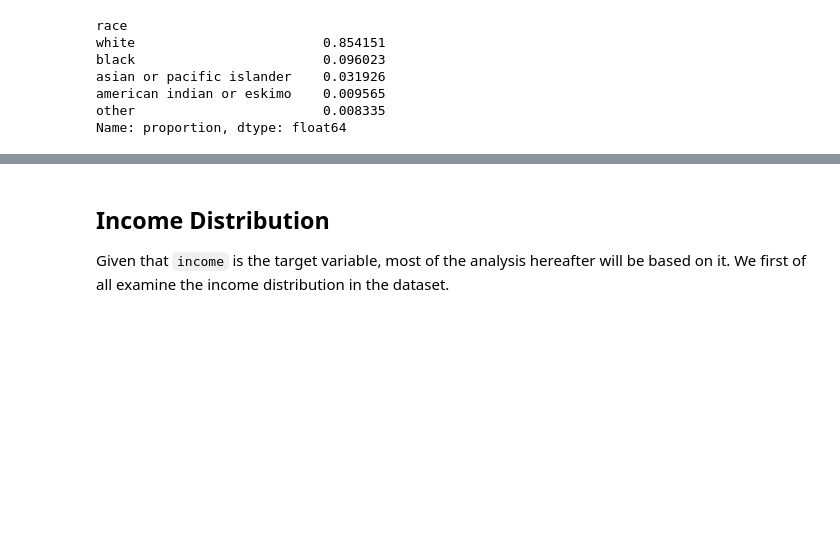
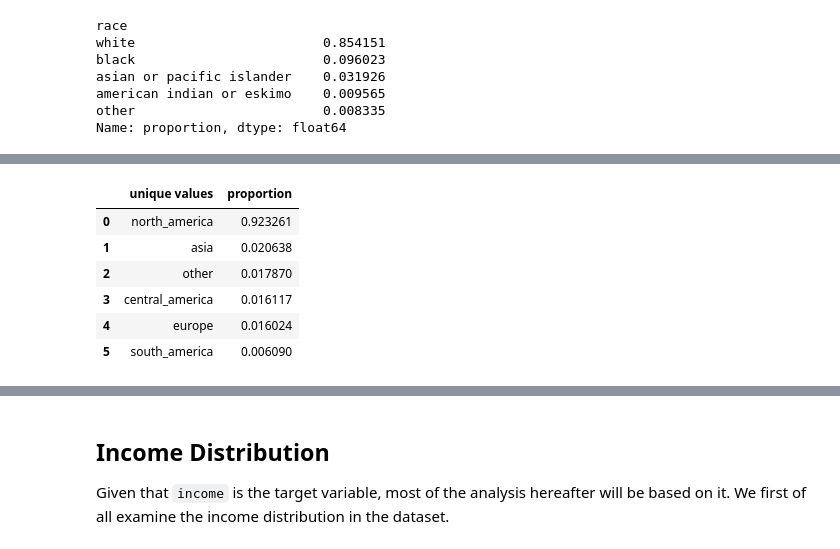
Before and after one commit to NIWENSHUTI/Adult_Income, a Jupyter notebook: notebooks/data_analysis.ipynb, the cells around one changed output, grey strips where cells are left out. Cells and saved outputs as stored; diff of their text form; code cells hidden in the pictures; blank space fills up the shorter version.

```diff
--- a/notebooks/data_analysis.ipynb
+++ b/notebooks/data_analysis.ipynb
@@ -228,0 +235,10 @@ The largest groups are 26–35 and 36–45, followed by 46–60. These three age
+# %%
+adult_df['native_region'].value_counts(normalize=True).rename_axis('unique values').reset_index(name='proportion')
+# %% [output]
+|  | unique values | proportion |
+| 0 | north_america | 0.923261 |
+| 1 | asia | 0.020638 |
+| 2 | other | 0.017870 |
+| 3 | central_america | 0.016117 |
+| 4 | europe | 0.016024 |
+| 5 | south_america | 0.006090 |
```
Also changed, not shown: parts of 21 cells of this notebook, 19 other files.
